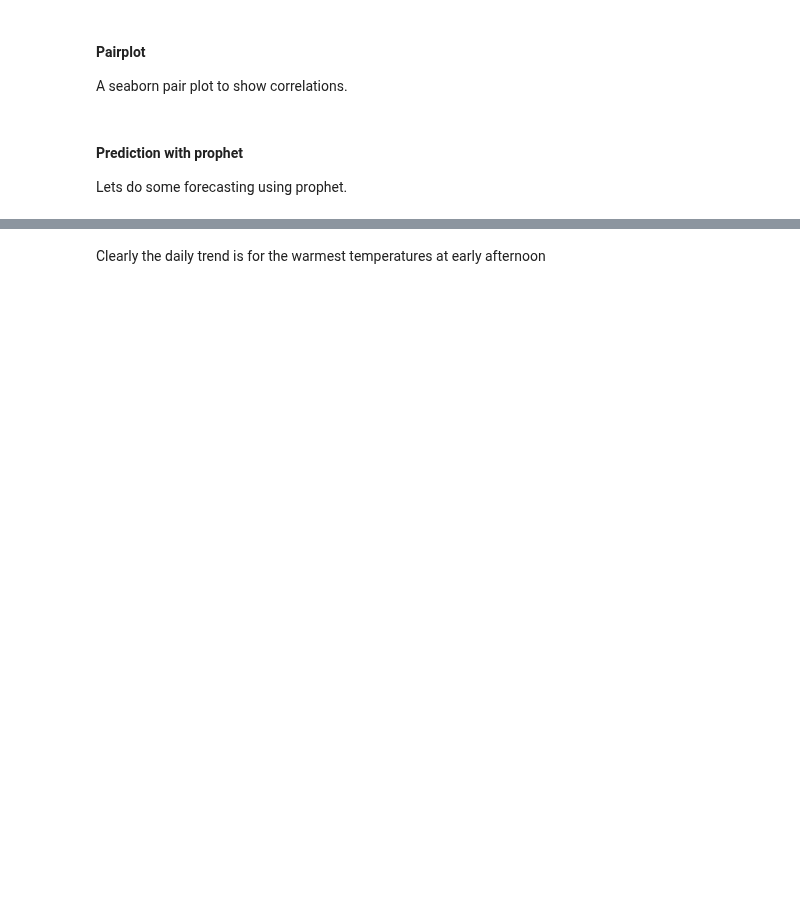
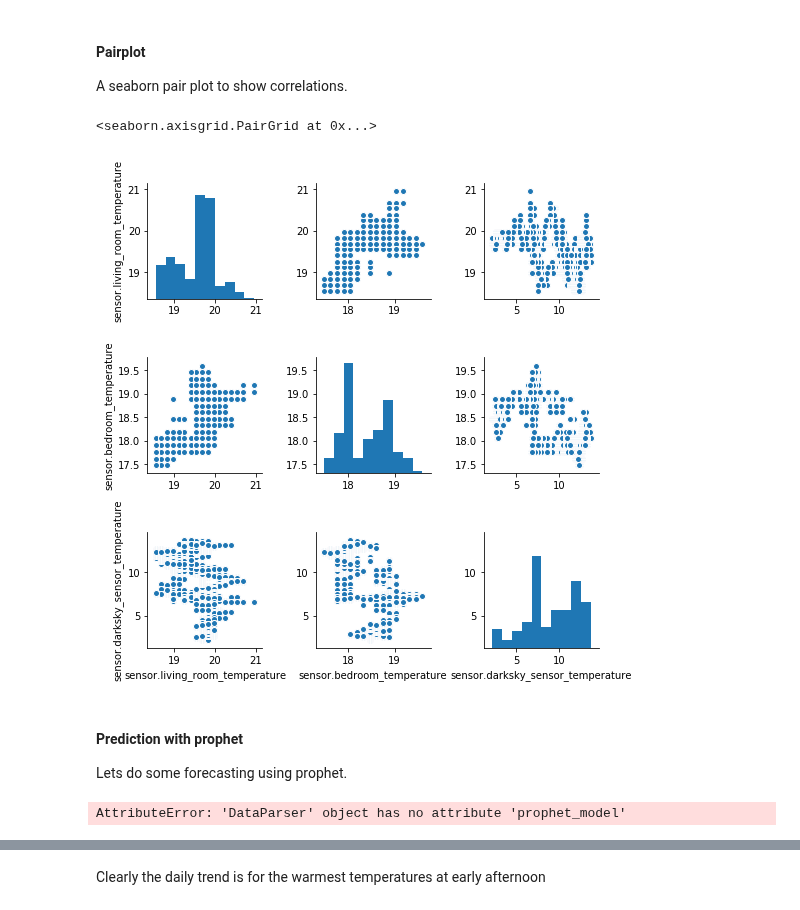
Before and after one commit to robmarkcole/HASS-data-detective, a Jupyter notebook: Usage of detective.ipynb, the cells around one changed output, grey strips where cells are left out. Drawn from its saved outputs; the diff is of its cells as text; code cells hidden in the pictures; blank space fills up the shorter version.

```diff
--- a/Usage of detective.ipynb
+++ b/Usage of detective.ipynb
@@ -111,10 +110,17 @@ parser.sensor_pairplot(['sensor.living_room_temperature',
+# %%
+sns.pairplot(sensors_num.data[to_plot])
+# %% [output]
+<seaborn.axisgrid.PairGrid at 0x...>
+[figure, added]
 # %% [markdown]
 #### Prediction with prophet
 Lets do some forecasting using prophet.
 # %%
 %%time
 sensor = 'sensor.darksky_sensor_temperature'
-model, future = parser.prophet_model(sensor, periods=365, freq='H')
+model, future = parser.prophet_model(sensor, periods=60, freq='H')
+# %% [output]
+AttributeError: 'DataParser' object has no attribute 'prophet_model'
 # %%
 model.plot(future)
 plt.show()
```
Also changed, not shown: parts of 20 cells of this notebook, 2 other files.
